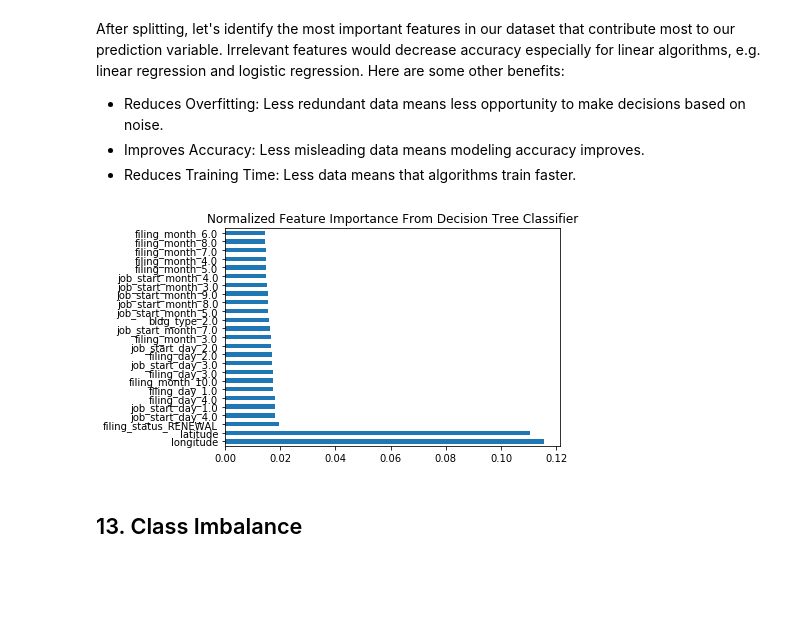
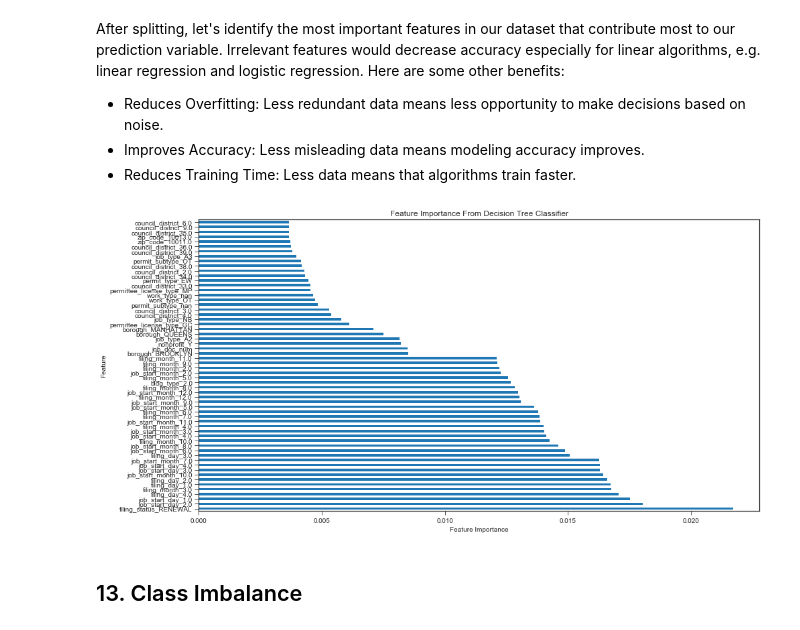
Before and after one commit to dtse91/Springboard, a Jupyter notebook: Capstone 1 Project/Capstone Project 1 Machine Learning.ipynb, the cells around one changed output. Drawn from its saved outputs; the diff is of its cells as text; code cells hidden in the pictures; blank space fills up the shorter version.

```diff
--- a/Capstone 1 Project/Capstone Project 1 Machine Learning.ipynb
+++ b/Capstone 1 Project/Capstone Project 1 Machine Learning.ipynb
@@ -6,6 +6,8 @@ import numpy as np
 import matplotlib.pyplot as plt
 import pandas as pd
 from collections import Counter
+import seaborn as sns
+sns.set_style(style='ticks')
 
 # Machine Learning pre-processing libraries
 from sklearn.preprocessing import Imputer, LabelEncoder, OneHotEncoder, StandardScaler
@@ -168,7 +170,7 @@ X = pd.get_dummies(recent_nyc.loc[:, ['borough','job_type', 'bldg_type', 'work_t
                                         'filing_status', 'permit_type', 'permit_subtype',
                                         'permittee_license_type', 'nonprofit',
                                         'council_district', 'filing_day', 'filing_month', 'job_doc_num',
-                                        'job_start_day', 'job_start_month', 'latitude', 'longitude']], drop_first=True, dummy_na=True)
+                                        'job_start_day', 'job_start_month', 'zip_code']], drop_first=True, dummy_na=True)
 Y = recent_nyc['issue_time_2_class'].values
 # Y = recent_nyc['issue_time_3_class'].values
 X.info()
@@ -272,18 +275,18 @@ After splitting, let's identify the most important features in our dataset that
 # %%
 classifier = RandomForestClassifier(n_jobs = -1)
 classifier.fit(X_train, Y_train)
 feature_importance = pd.DataFrame(classifier.feature_importances_)
 # feature_importance = feature_importance/np.max(feature_importance.iloc[:, 0])
+feature_importance.index = X.columns
+n_largest = feature_importance.nlargest(60, 0)
 
-feature_importance.index = X.columns
-n_largest = feature_importance.nlargest(25, 0)
-
-
-n_largest.plot.barh(width=0.5, legend=False)
-_ = plt.title('Feature Importance From Decision Tree Classifier')
+n_largest.plot.barh(width=0.5, legend=False, figsize=(15,8))
+plt.title('Feature Importance From Decision Tree Classifier')
+plt.xlabel('Feature Importance')
+plt.ylabel('Feature')
 plt.show()
 # %% [output]
-[figure, old version]
+[figure, new version]
 # %% [markdown]
 ## 13. Class Imbalance
 # %% [markdown]
```
Also changed, not shown: parts of 16 cells of this notebook, 1 other file.
